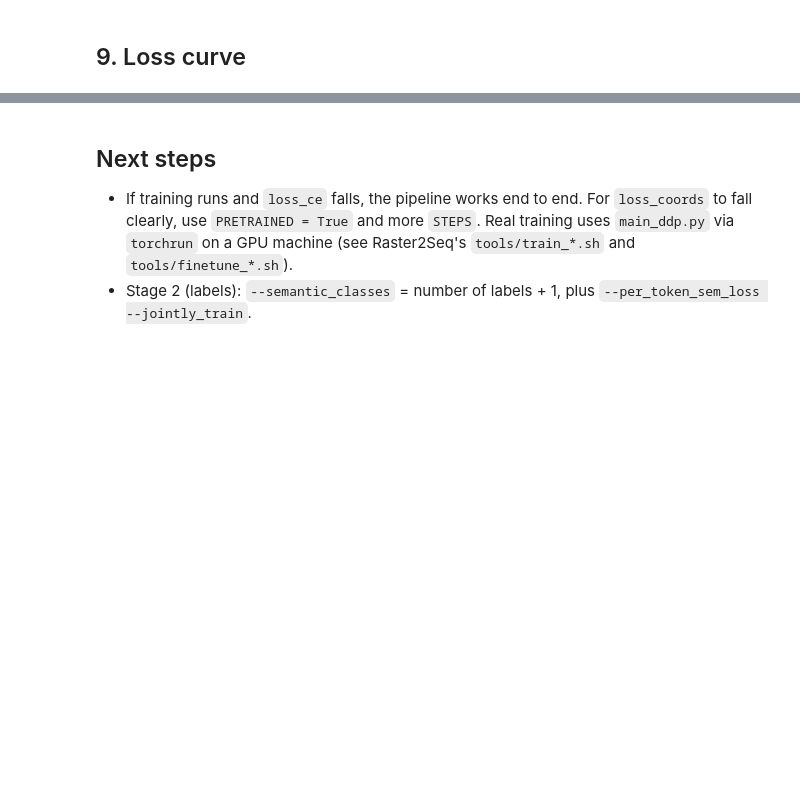
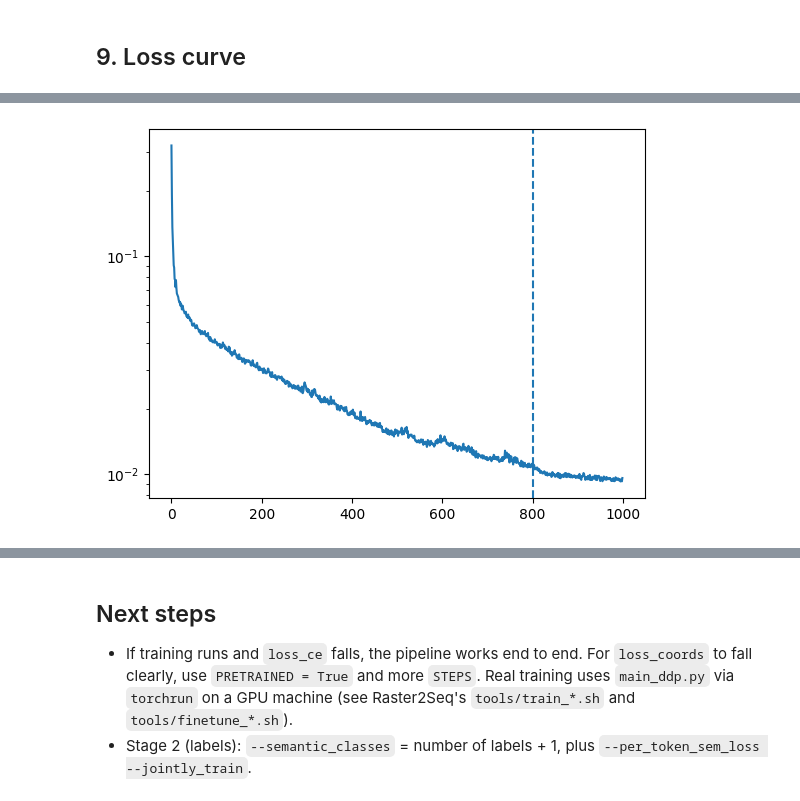
Before and after one commit to minsung-kim-dev/Vectorizing-Raster-Maps, a Jupyter notebook: notebooks/raster2seq_smoke_test.ipynb, the cells around one changed output, grey strips where cells are left out. Cells and saved outputs as stored; diff of their text form; code cells hidden in the pictures; blank space fills up the shorter version.

```diff
--- a/notebooks/raster2seq_smoke_test.ipynb
+++ b/notebooks/raster2seq_smoke_test.ipynb
@@ -154,4 +177,5 @@ model.to(device)
 criterion.to(device)
 optimizer = torch.optim.AdamW([p for p in model.parameters() if p.requires_grad],
                               lr=args.lr, weight_decay=args.weight_decay)
+scheduler = torch.optim.lr_scheduler.MultiStepLR(optimizer, [int(STEPS * 0.8)])
 print(f"{sum(p.numel() for p in model.parameters()) / 1e6:.1f}M parameters")
@@ -179,5 +224,6 @@ for step in range(STEPS):
         optimizer.step()
 
         history.append({k: float(loss_dict[k]) for k in weights if k in loss_dict} | {"total": loss.item()})
+    scheduler.step()
     parts = ", ".join(f"{k} {v:.3f}" for k, v in history[-1].items())
     print(f"pass {step + 1}/{STEPS} ({time.time() - t0:.1f}s): {parts}")
@@ -194,0 +327,5 @@ plt.show()
+# %%
+import matplotlib.pyplot as plt
+plt.semilogy([h["loss_coords"] for h in history]); plt.axvline(0.8 * STEPS, ls="--"); plt.show()
+# %% [output]
+[figure, added]
```
Also changed, not shown: parts of 23 cells of this notebook, 2 other files.
